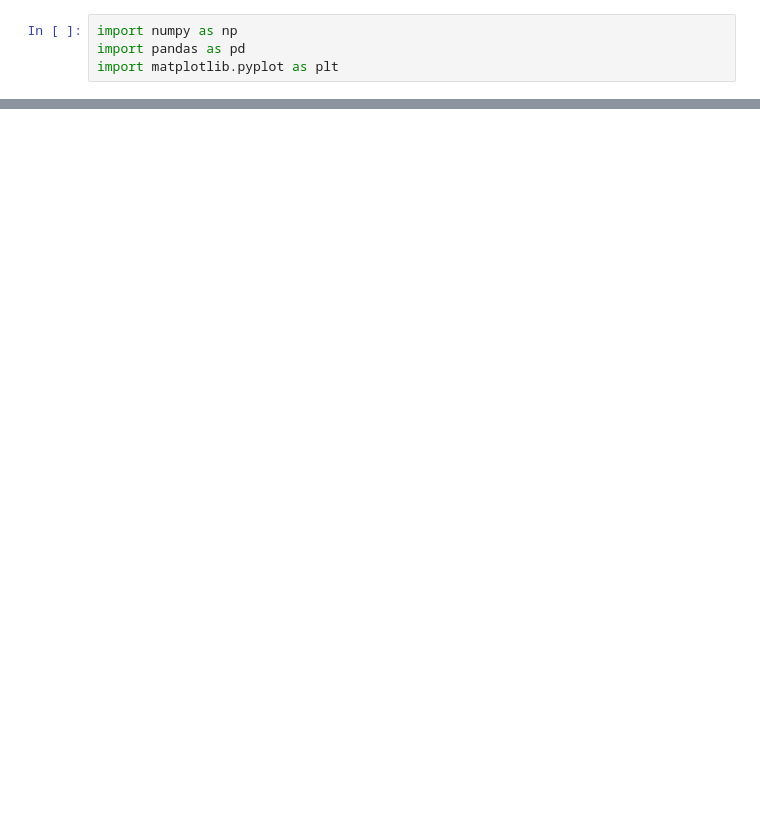
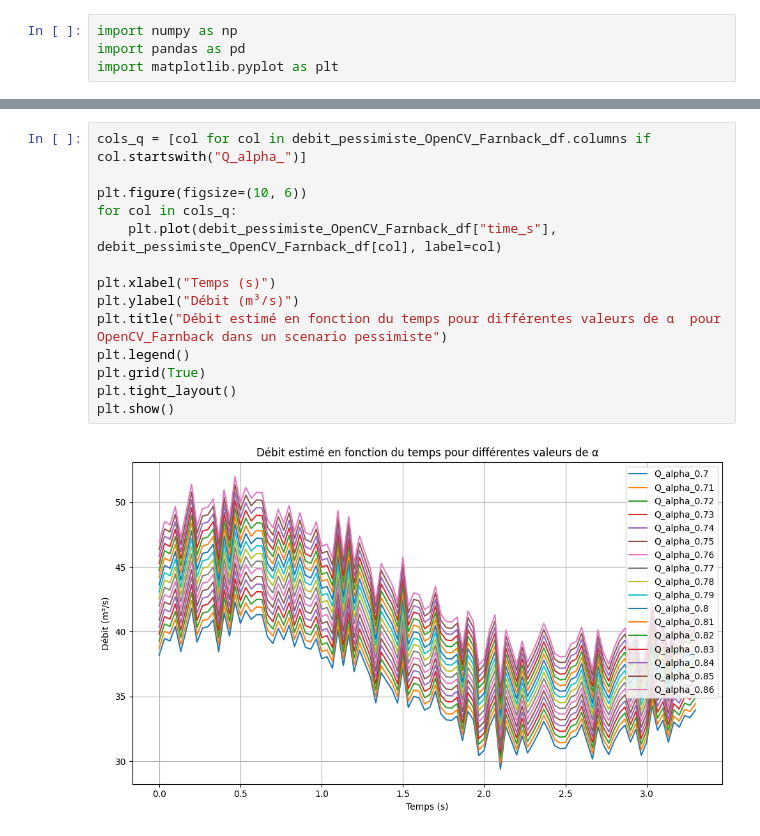
Before and after one commit to Willippe00/BenchRiverCam, a Jupyter notebook: post-traitement/3-vitesse_debit_plotting.ipynb, the cells around one changed output, grey strips where cells are left out. Cells and saved outputs as stored; diff of their text form; blank space fills up the shorter version.

```diff
--- a/post-traitement/3-vitesse_debit_plotting.ipynb
+++ b/post-traitement/3-vitesse_debit_plotting.ipynb
@@ -76,0 +96,16 @@ plt.show()
+# %%
+cols_q = [col for col in debit_pessimiste_OpenCV_Farnback_df.columns if col.startswith("Q_alpha_")]
+
+plt.figure(figsize=(10, 6))
+for col in cols_q:
+    plt.plot(debit_pessimiste_OpenCV_Farnback_df["time_s"], debit_pessimiste_OpenCV_Farnback_df[col], label=col)
+
+plt.xlabel("Temps (s)")
+plt.ylabel("Débit (m³/s)")
+plt.title("Débit estimé en fonction du temps pour différentes valeurs de α  pour OpenCV_Farnback dans un scenario pessimiste")
+plt.legend()
+plt.grid(True)
+plt.tight_layout()
+plt.show()
+# %% [output]
+[figure, added]
```
Also changed, not shown: parts of 6 cells of this notebook, 6 other files.
